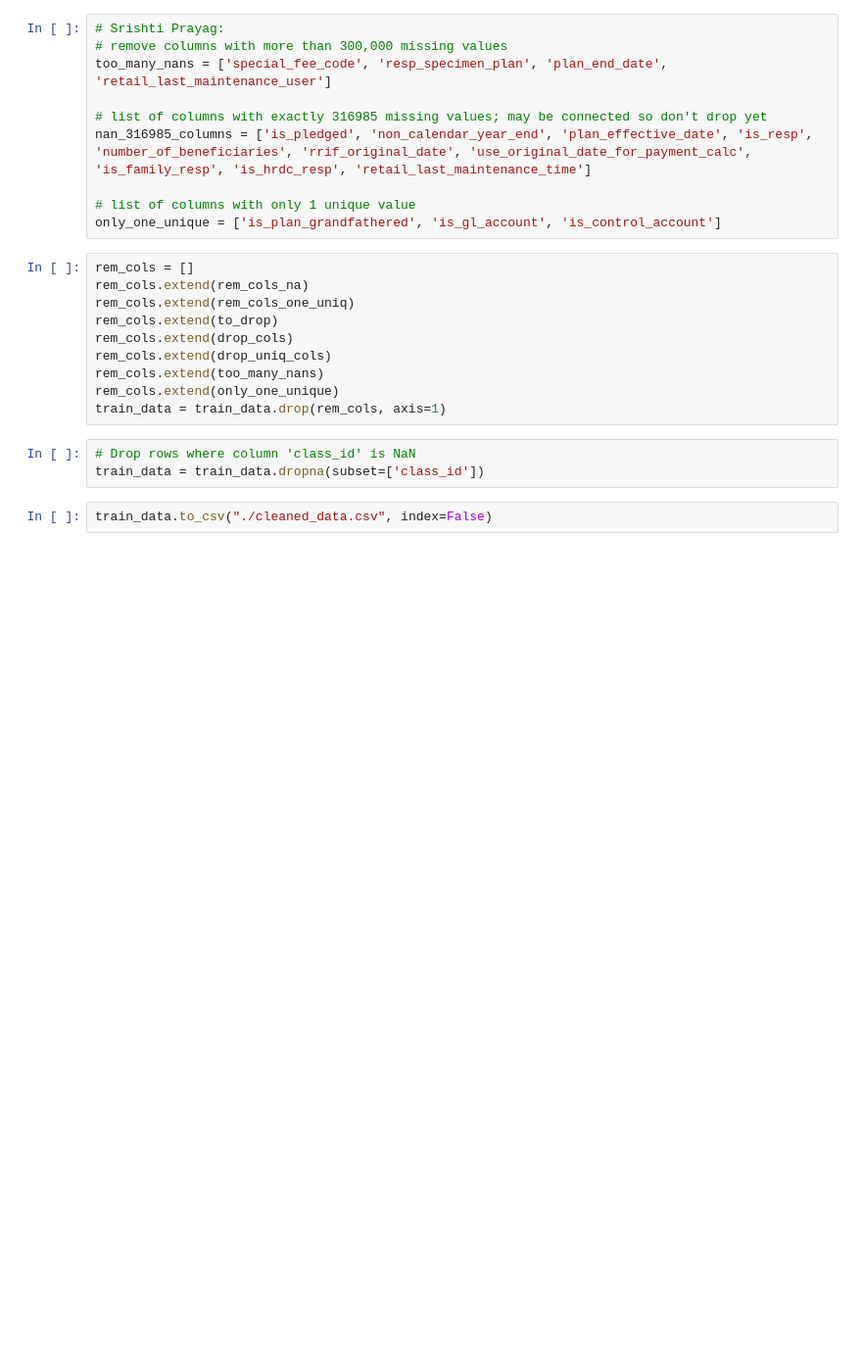
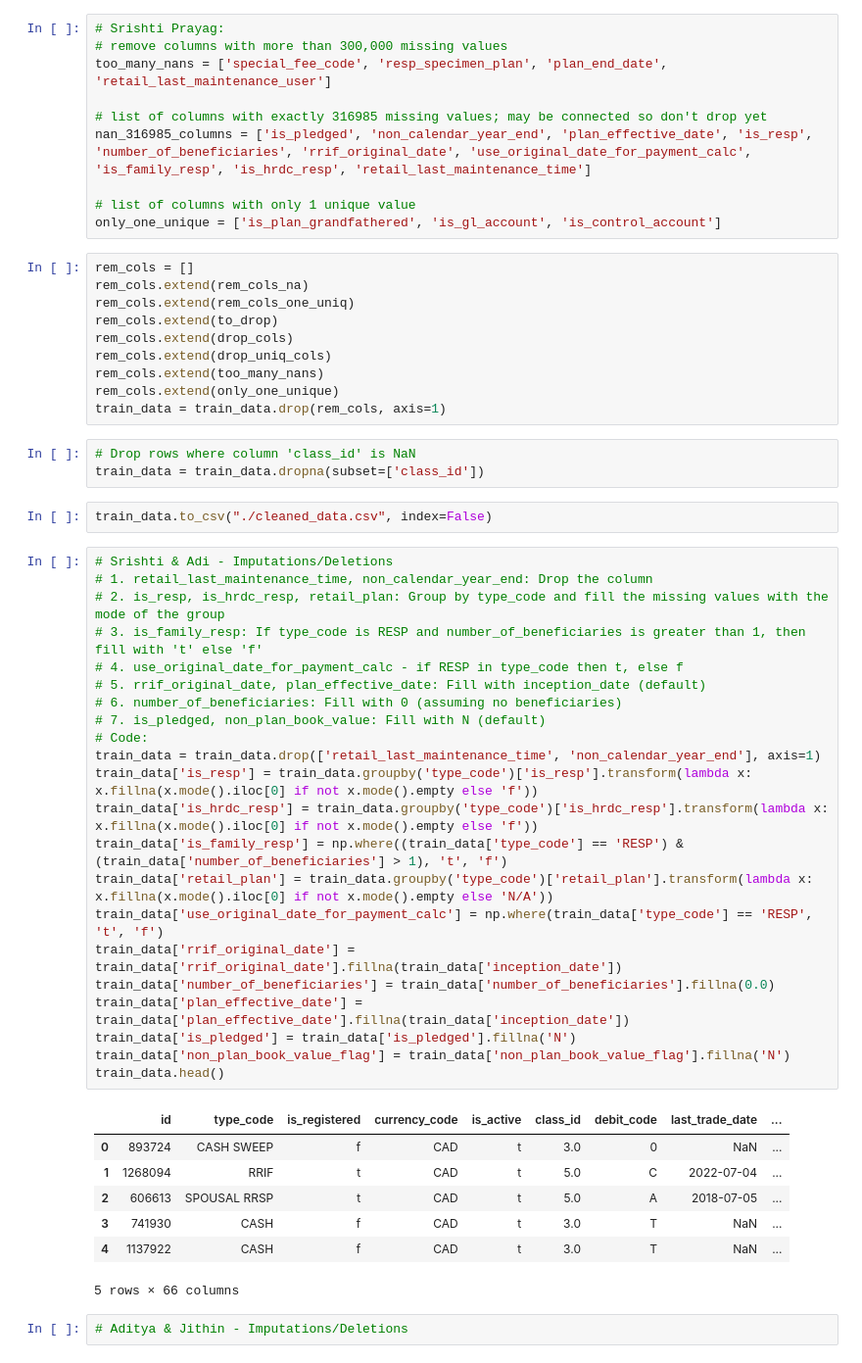
Before and after one commit to adparekh/CxC-Hackathon, a Jupyter notebook: final-hackathon.ipynb, the cells around one changed output. Shown: that part at 98% size. Saved outputs shown, nothing was run; the diff lists cells and outputs as text; blank space fills up the shorter version.

Commit message:
Imputations Part 1

```diff
--- a/final-hackathon.ipynb
+++ b/final-hackathon.ipynb
@@ -101,3 +123,35 @@ train_data = train_data.drop(rem_cols, axis=1)
 train_data = train_data.dropna(subset=['class_id'])
 # %%
 train_data.to_csv("./cleaned_data.csv", index=False)
+# %%
+# Srishti & Adi - Imputations/Deletions
+# 1. retail_last_maintenance_time, non_calendar_year_end: Drop the column
+# 2. is_resp, is_hrdc_resp, retail_plan: Group by type_code and fill the missing values with the mode of the group
+# 3. is_family_resp: If type_code is RESP and number_of_beneficiaries is greater than 1, then fill with 't' else 'f'
+# 4. use_original_date_for_payment_calc - if RESP in type_code then t, else f
+# 5. rrif_original_date, plan_effective_date: Fill with inception_date (default)
+# 6. number_of_beneficiaries: Fill with 0 (assuming no beneficiaries)
+# 7. is_pledged, non_plan_book_value: Fill with N (default)
+# Code:
+train_data = train_data.drop(['retail_last_maintenance_time', 'non_calendar_year_end'], axis=1)
+train_data['is_resp'] = train_data.groupby('type_code')['is_resp'].transform(lambda x: x.fillna(x.mode().iloc[0] if not x.mode().empty else 'f'))
+train_data['is_hrdc_resp'] = train_data.groupby('type_code')['is_hrdc_resp'].transform(lambda x: x.fillna(x.mode().iloc[0] if not x.mode().empty else 'f'))
+train_data['is_family_resp'] = np.where((train_data['type_code'] == 'RESP') & (train_data['number_of_beneficiaries'] > 1), 't', 'f')
+train_data['retail_plan'] = train_data.groupby('type_code')['retail_plan'].transform(lambda x: x.fillna(x.mode().iloc[0] if not x.mode().empty else 'N/A'))
+train_data['use_original_date_for_payment_calc'] = np.where(train_data['type_code'] == 'RESP', 't', 'f')
+train_data['rrif_original_date'] = train_data['rrif_original_date'].fillna(train_data['inception_date'])
+train_data['number_of_beneficiaries'] = train_data['number_of_beneficiaries'].fillna(0.0)
+train_data['plan_effective_date'] = train_data['plan_effective_date'].fillna(train_data['inception_date'])
+train_data['is_pledged'] = train_data['is_pledged'].fillna('N')
+train_data['non_plan_book_value_flag'] = train_data['non_plan_book_value_flag'].fillna('N')
+train_data.head()
+# %% [output]
+|  | id | type_code | is_registered | currency_code | is_active | class_id | debit_code | last_trade_date | ... |
+| 0 | 893724 | CASH SWEEP | f | CAD | t | 3.0 | 0 | NaN | ... |
+| 1 | 1268094 | RRIF | t | CAD | t | 5.0 | C | 2022-07-04 | ... |
+| 2 | 606613 | SPOUSAL RRSP | t | CAD | t | 5.0 | A | 2018-07-05 | ... |
+| 3 | 741930 | CASH | f | CAD | t | 3.0 | T | NaN | ... |
+| 4 | 1137922 | CASH | f | CAD | t | 3.0 | T | NaN | ... |
+5 rows × 66 columns
+# %%
+# Aditya & Jithin - Imputations/Deletions
```
Also changed, not shown: parts of 3 cells of this notebook.
